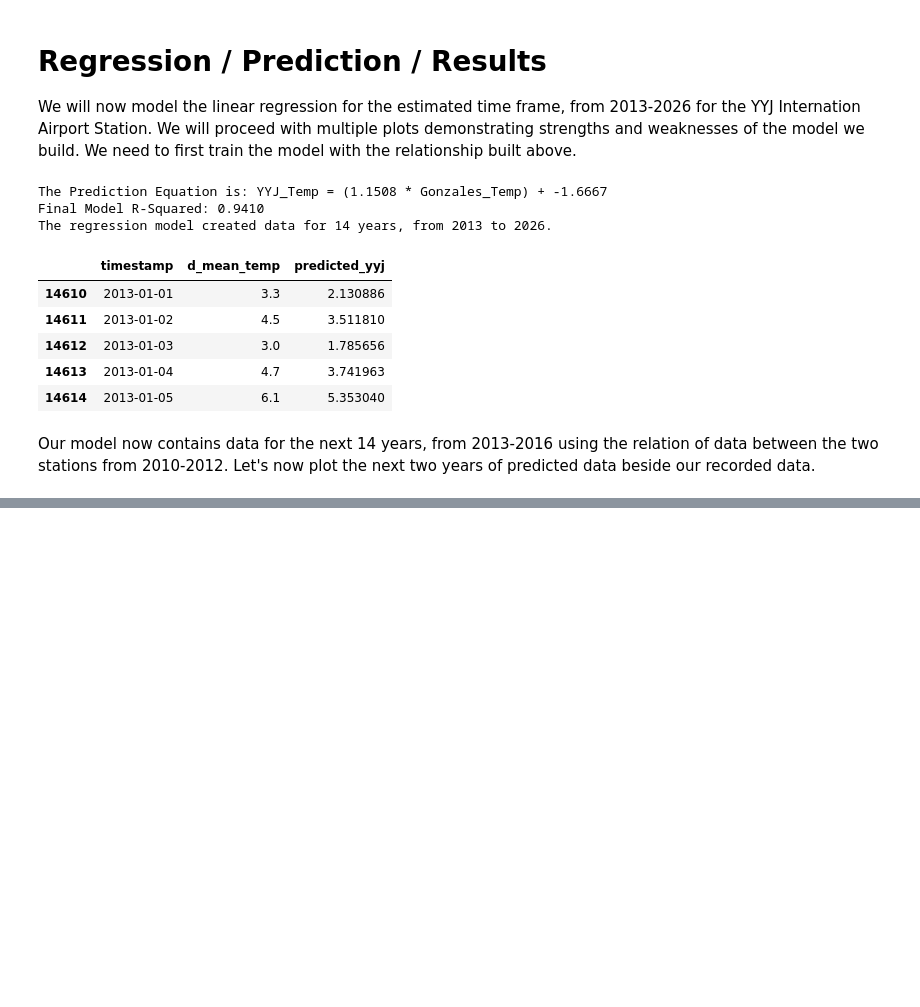
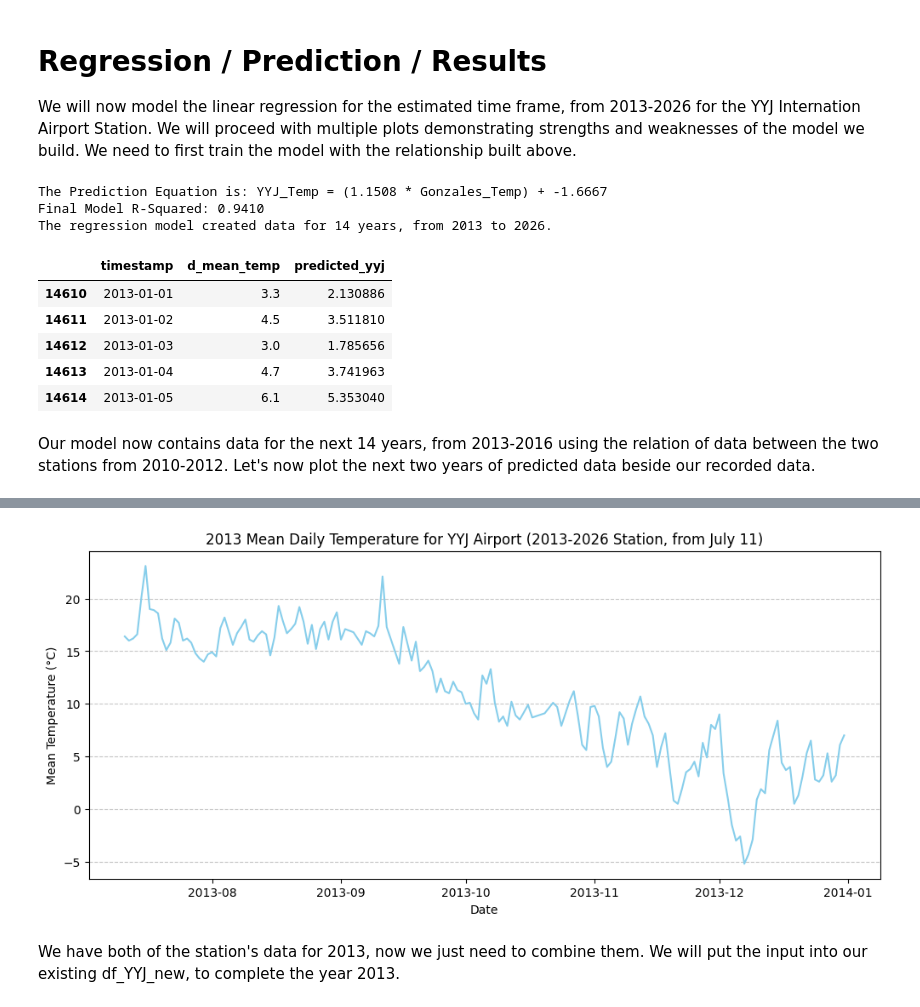
Before and after one commit to MantaHonk/EOS_Weather_Data_Analysis, a Jupyter notebook: Term_Project.ipynb, the cells around one changed output, grey strips where cells are left out. Cells and saved outputs as stored; diff of their text form; code cells hidden in the pictures; blank space fills up the shorter version.

```diff
--- a/Term_Project.ipynb
+++ b/Term_Project.ipynb
@@ -488,0 +474,19 @@ px.bar(temp_df_yyj_new[temp_df_yyj_new['year'] == 2013], x="timestamp", y="d_mea
+# %%
+df_YYJ_new['d_mean_temp'] = df_YYJ_new['d_mean_temp'].interpolate(method='linear', limit_direction='forward')
+
+df_YYJ_2013_new_station_part = df_YYJ_new[
+    (df_YYJ_new['year'] == 2013) &
+    (df_YYJ_new['timestamp'] > cutoff_date)
+].copy()
+
+plt.figure(figsize=(12, 5))
+plt.plot(df_YYJ_2013_new_station_part['timestamp'], df_YYJ_2013_new_station_part['d_mean_temp'], color='skyblue')
+plt.title("2013 Mean Daily Temperature for YYJ Airport (2013-2026 Station, from July 11)")
+plt.xlabel("Date")
+plt.ylabel("Mean Temperature (°C)")
+plt.grid(axis='y', linestyle='--', alpha=0.7)
+plt.show()
+# %% [output]
+[figure, added]
+# %% [markdown]
+We have both of the station's data for 2013, now we just need to combine them. We will put the input into our existing df_YYJ_new, to complete the year 2013.
```
Also changed, not shown: parts of 16 cells of this notebook.
